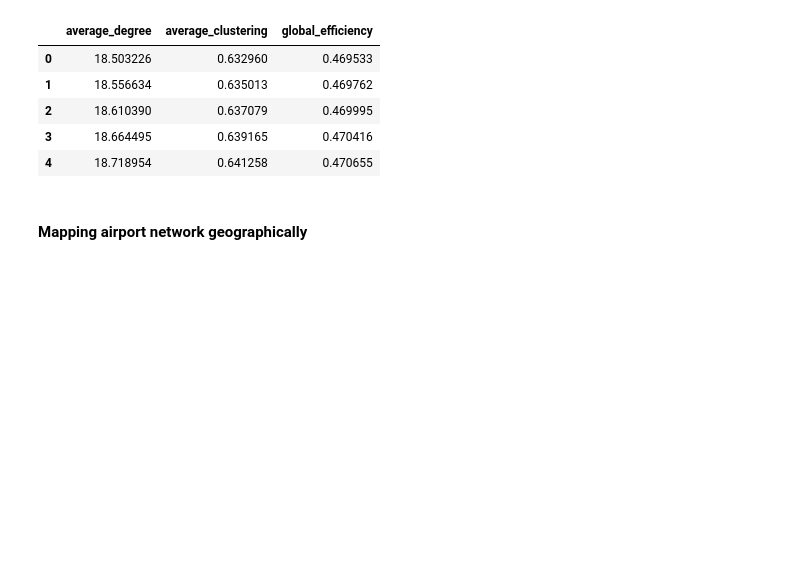
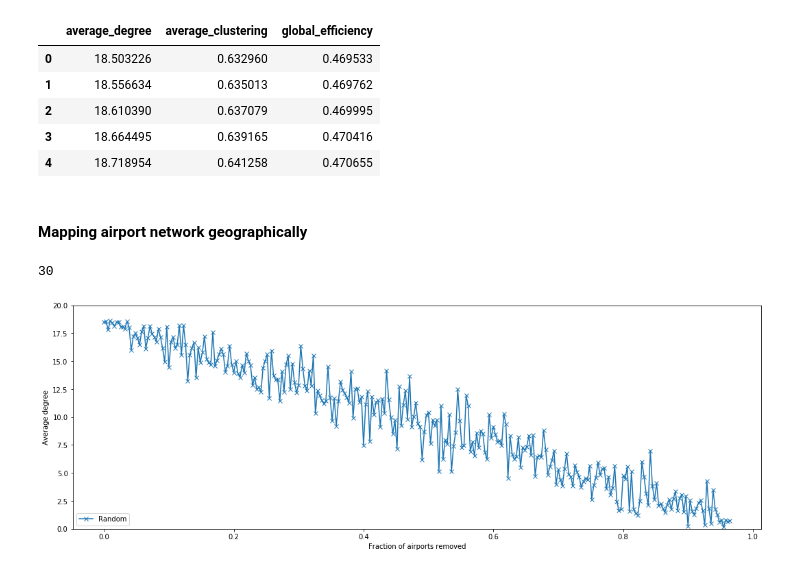
Before and after one commit to Morten-Esketveit/TSDS-gruppe-2019, a Jupyter notebook: Exam/NetworkAnalysis1Carrier.ipynb, the cells around one changed output. Drawn from its saved outputs; the diff is of its cells as text; code cells hidden in the pictures; blank space fills up the shorter version.

```diff
--- a/Exam/NetworkAnalysis1Carrier.ipynb
+++ b/Exam/NetworkAnalysis1Carrier.ipynb
@@ -168,6 +179,23 @@ error_effect = pd.read_pickle("measures_errors.pkl")
 random_effect = pd.read_pickle("measures_random.pkl")
 plist = list(range(1,31))
 plist = [(x-1) * 1/310 for x in plist]
+plist2 = list(range(1,301))
+plist2 = [(x-1) * 1/310 for x in plist2]
+# %%
+len(plist)
+# %% [output]
+30
+# %%
+fig, ax = plt.subplots(figsize = (18,6))
+plt.plot(plist2, random_effect["average_degree"], label = "Random", marker = "x")
+#plt.title("Effect of attacks and errors on network average degree")
+plt.legend(loc = "lower left")
+plt.xlabel("Fraction of airports removed")
+plt.ylabel("Average degree")
+plt.ylim(0,20)
+plt.show()
+# %% [output]
+[figure, added]
 # %%
 fig, ax = plt.subplots(figsize = (18,6))
 plt.subplot(1,2,1)
```
Also changed, not shown: parts of 2 cells of this notebook, 2 other files.
